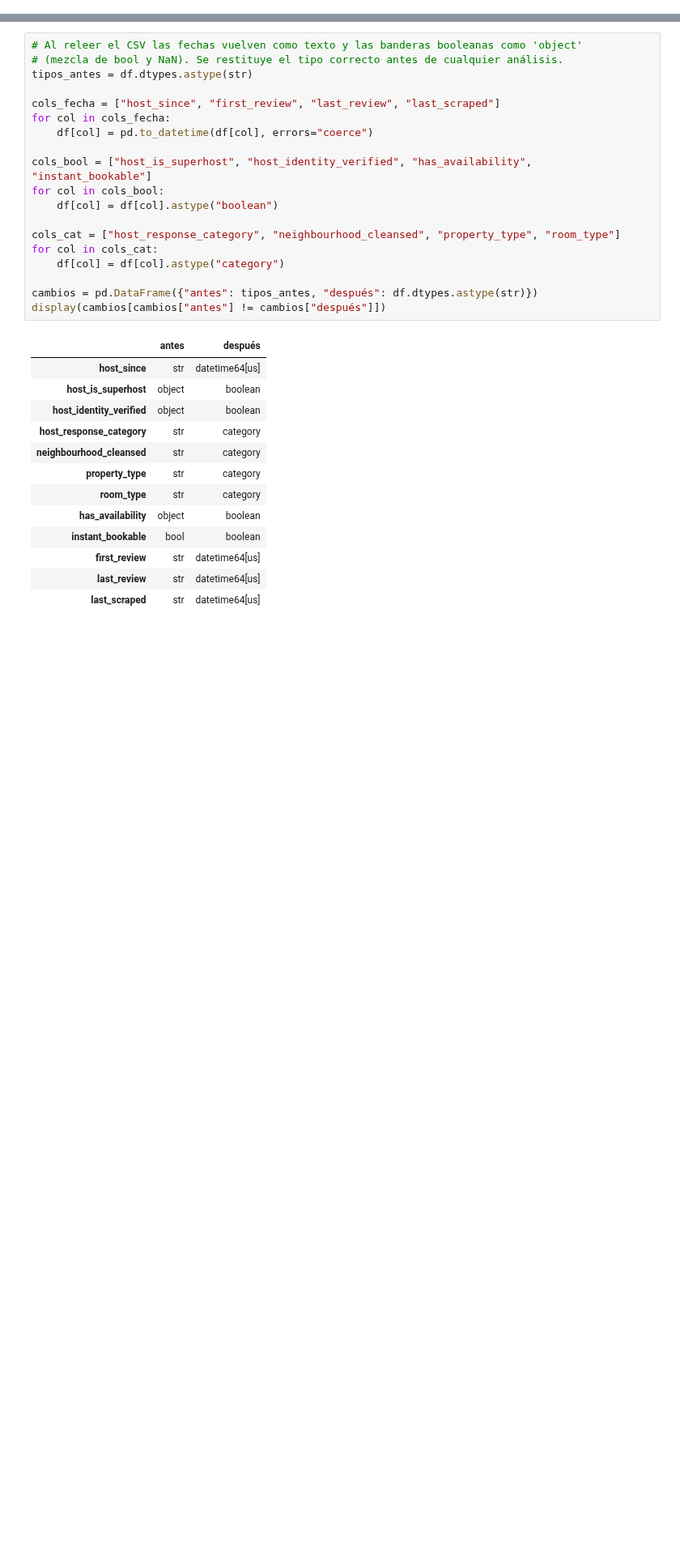
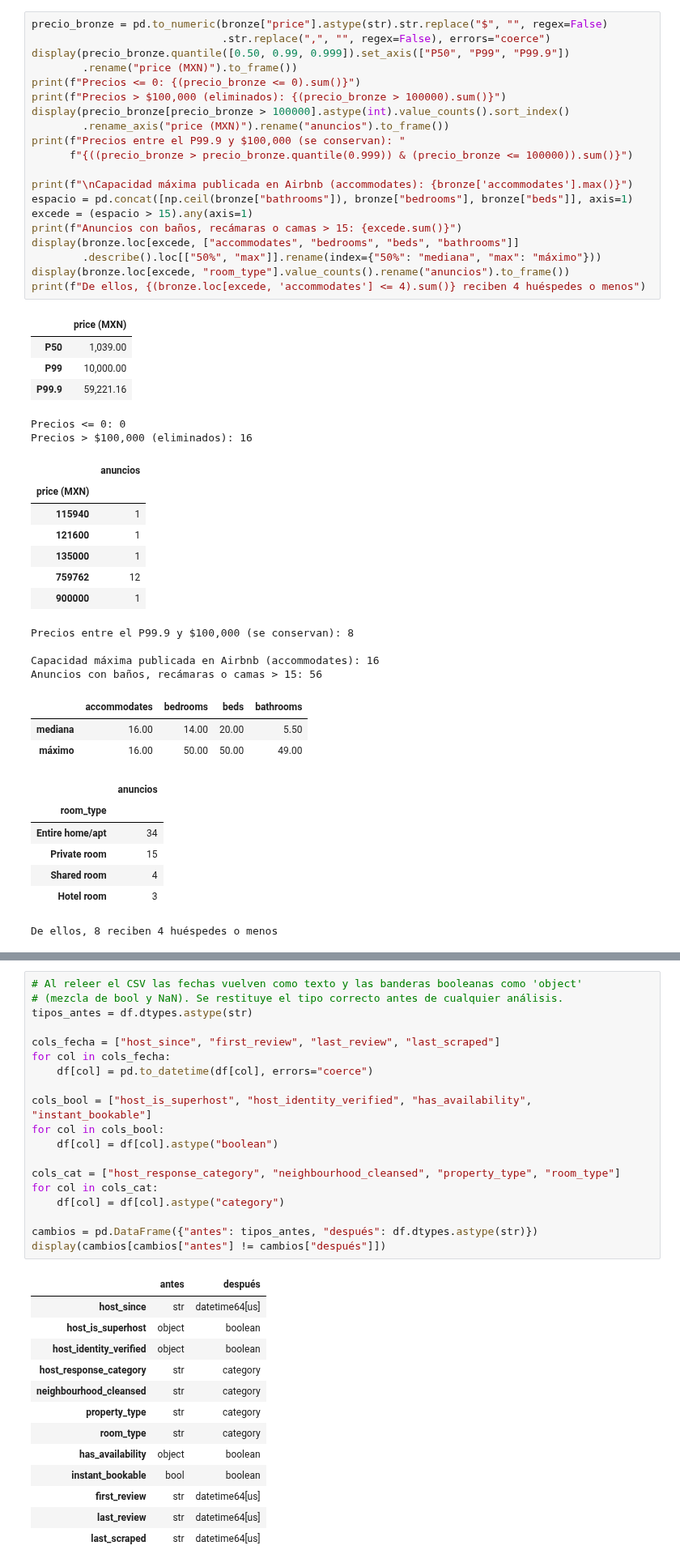
Before and after one commit to JuanJoseHQ/proyecto_final_analisis_datos, a Jupyter notebook: notebook/02_eda_listings.ipynb, the cells around one changed output, grey strips where cells are left out. Shown at 81% size. Drawn from its saved outputs; the diff is of its cells as text; blank space fills up the shorter version.

```diff
--- a/notebook/02_eda_listings.ipynb
+++ b/notebook/02_eda_listings.ipynb
@@ -75,0 +280,48 @@ Dataset silver cargado: 26,329 filas x 57 columnas
+# %%
+precio_bronze = pd.to_numeric(bronze["price"].astype(str).str.replace("$", "", regex=False)
+                              .str.replace(",", "", regex=False), errors="coerce")
+display(precio_bronze.quantile([0.50, 0.99, 0.999]).set_axis(["P50", "P99", "P99.9"])
+        .rename("price (MXN)").to_frame())
+print(f"Precios <= 0: {(precio_bronze <= 0).sum()}")
+print(f"Precios > $100,000 (eliminados): {(precio_bronze > 100000).sum()}")
+display(precio_bronze[precio_bronze > 100000].astype(int).value_counts().sort_index()
+        .rename_axis("price (MXN)").rename("anuncios").to_frame())
+print(f"Precios entre el P99.9 y $100,000 (se conservan): "
+      f"{((precio_bronze > precio_bronze.quantile(0.999)) & (precio_bronze <= 100000)).sum()}")
+
+print(f"\nCapacidad máxima publicada en Airbnb (accommodates): {bronze['accommodates'].max()}")
+espacio = pd.concat([np.ceil(bronze["bathrooms"]), bronze["bedrooms"], bronze["beds"]], axis=1)
+excede = (espacio > 15).any(axis=1)
+print(f"Anuncios con baños, recámaras o camas > 15: {excede.sum()}")
+display(bronze.loc[excede, ["accommodates", "bedrooms", "beds", "bathrooms"]]
+        .describe().loc[["50%", "max"]].rename(index={"50%": "mediana", "max": "máximo"}))
+display(bronze.loc[excede, "room_type"].value_counts().rename("anuncios").to_frame())
+print(f"De ellos, {(bronze.loc[excede, 'accommodates'] <= 4).sum()} reciben 4 huéspedes o menos")
+# %% [output]
+|  | price (MXN) |
+| P50 | 1,039.00 |
+| P99 | 10,000.00 |
+| P99.9 | 59,221.16 |
+Precios <= 0: 0
+Precios > $100,000 (eliminados): 16
+|  | anuncios |
+| price (MXN) |  |
+| 115940 | 1 |
+| 121600 | 1 |
+| 135000 | 1 |
+| 759762 | 12 |
+| 900000 | 1 |
+Precios entre el P99.9 y $100,000 (se conservan): 8
+
+Capacidad máxima publicada en Airbnb (accommodates): 16
+Anuncios con baños, recámaras o camas > 15: 56
+|  | accommodates | bedrooms | beds | bathrooms |
+| mediana | 16.00 | 14.00 | 20.00 | 5.50 |
+| máximo | 16.00 | 50.00 | 50.00 | 49.00 |
+|  | anuncios |
+| room_type |  |
+| Entire home/apt | 34 |
+| Private room | 15 |
+| Shared room | 4 |
+| Hotel room | 3 |
+De ellos, 8 reciben 4 huéspedes o menos
```
Also changed, not shown: parts of 72 cells of this notebook, 3 other files.
